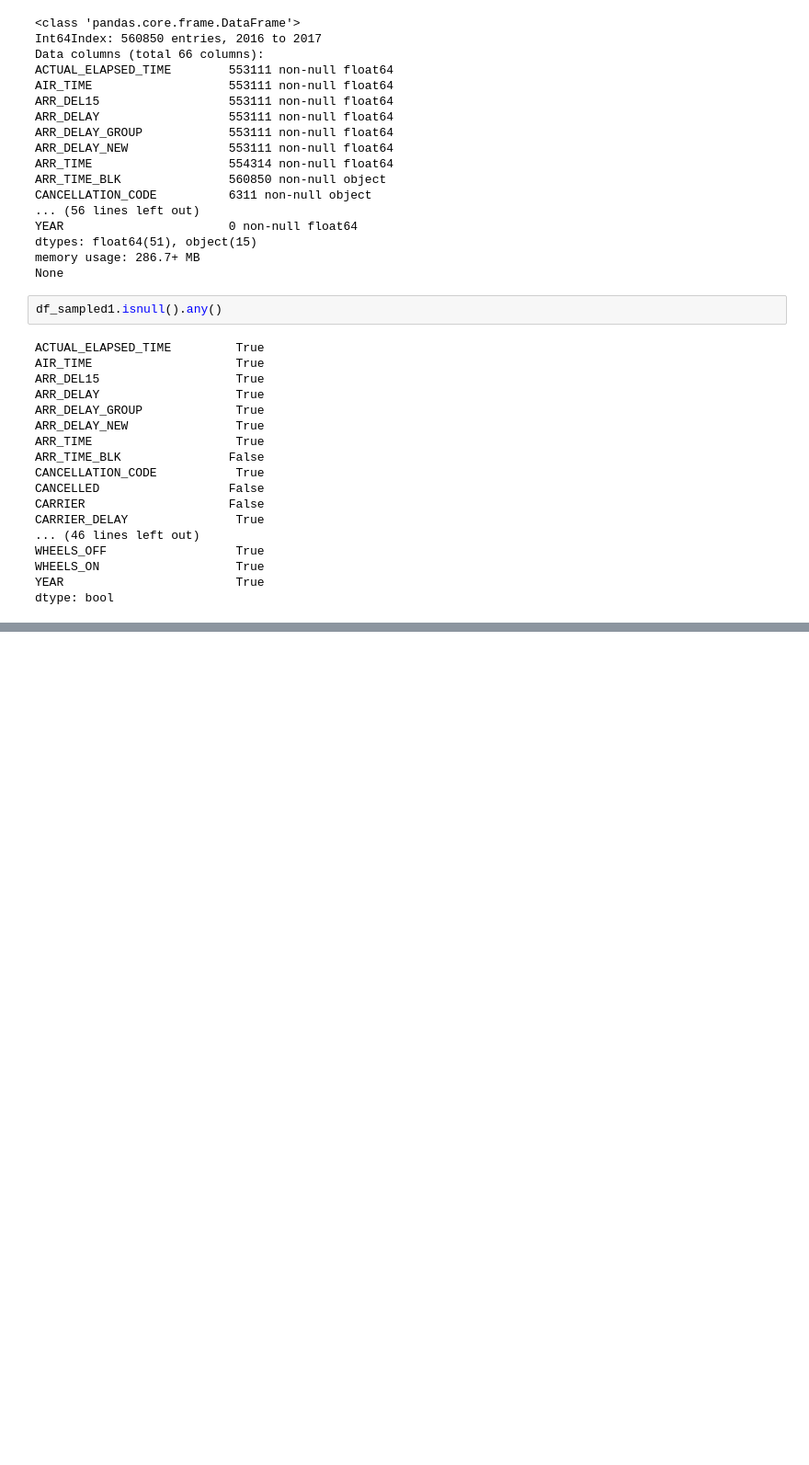
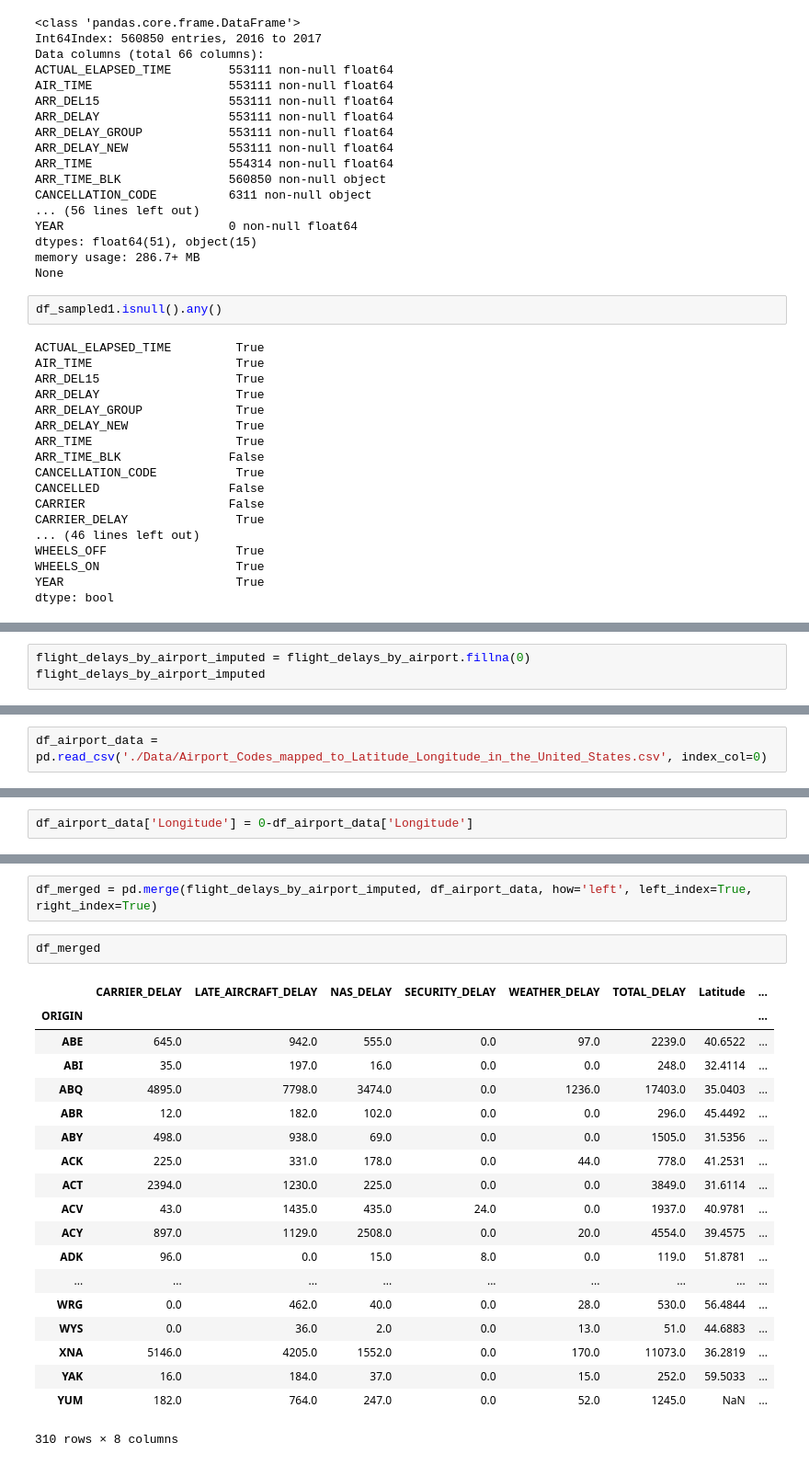
Before and after one commit to xsabhi/DataMiningLab1, a Jupyter notebook: Abhishek/Lab - 1 - EDA.ipynb, the cells around one changed output, grey strips where cells are left out. Shown: that part at 92% size. Saved outputs shown, nothing was run; the diff lists cells and outputs as text; blank space fills up the shorter version.

```diff
--- a/Abhishek/Lab - 1 - EDA.ipynb
+++ b/Abhishek/Lab - 1 - EDA.ipynb
@@ -337,0 +557,3 @@ df_sampled1.describe()
+# %%
+flight_delays_by_airport_imputed = flight_delays_by_airport.fillna(0)
+flight_delays_by_airport_imputed
@@ -337,0 +590,2 @@ df_sampled1.describe()
+# %%
+df_airport_data = pd.read_csv('./Data/Airport_Codes_mapped_to_Latitude_Longitude_in_the_United_States.csv', index_col=0)
@@ -337,0 +602,2 @@ df_sampled1.describe()
+# %%
+df_airport_data['Longitude'] = 0-df_airport_data['Longitude']
@@ -337,0 +626,24 @@ df_sampled1.describe()
+# %%
+df_merged = pd.merge(flight_delays_by_airport_imputed, df_airport_data, how='left', left_index=True, right_index=True)
+# %%
+df_merged
+# %% [output]
+|  | CARRIER_DELAY | LATE_AIRCRAFT_DELAY | NAS_DELAY | SECURITY_DELAY | WEATHER_DELAY | TOTAL_DELAY | Latitude | ... |
+| ORIGIN |  |  |  |  |  |  |  | ... |
+| ABE | 645.0 | 942.0 | 555.0 | 0.0 | 97.0 | 2239.0 | 40.6522 | ... |
+| ABI | 35.0 | 197.0 | 16.0 | 0.0 | 0.0 | 248.0 | 32.4114 | ... |
+| ABQ | 4895.0 | 7798.0 | 3474.0 | 0.0 | 1236.0 | 17403.0 | 35.0403 | ... |
+| ABR | 12.0 | 182.0 | 102.0 | 0.0 | 0.0 | 296.0 | 45.4492 | ... |
+| ABY | 498.0 | 938.0 | 69.0 | 0.0 | 0.0 | 1505.0 | 31.5356 | ... |
+| ACK | 225.0 | 331.0 | 178.0 | 0.0 | 44.0 | 778.0 | 41.2531 | ... |
+| ACT | 2394.0 | 1230.0 | 225.0 | 0.0 | 0.0 | 3849.0 | 31.6114 | ... |
+| ACV | 43.0 | 1435.0 | 435.0 | 24.0 | 0.0 | 1937.0 | 40.9781 | ... |
+| ACY | 897.0 | 1129.0 | 2508.0 | 0.0 | 20.0 | 4554.0 | 39.4575 | ... |
+| ADK | 96.0 | 0.0 | 15.0 | 8.0 | 0.0 | 119.0 | 51.8781 | ... |
+| ... | ... | ... | ... | ... | ... | ... | ... | ... |
+| WRG | 0.0 | 462.0 | 40.0 | 0.0 | 28.0 | 530.0 | 56.4844 | ... |
+| WYS | 0.0 | 36.0 | 2.0 | 0.0 | 13.0 | 51.0 | 44.6883 | ... |
+| XNA | 5146.0 | 4205.0 | 1552.0 | 0.0 | 170.0 | 11073.0 | 36.2819 | ... |
+| YAK | 16.0 | 184.0 | 37.0 | 0.0 | 15.0 | 252.0 | 59.5033 | ... |
+| YUM | 182.0 | 764.0 | 247.0 | 0.0 | 52.0 | 1245.0 | NaN | ... |
+310 rows × 8 columns
```
Also changed, not shown: parts of 49 cells of this notebook.
